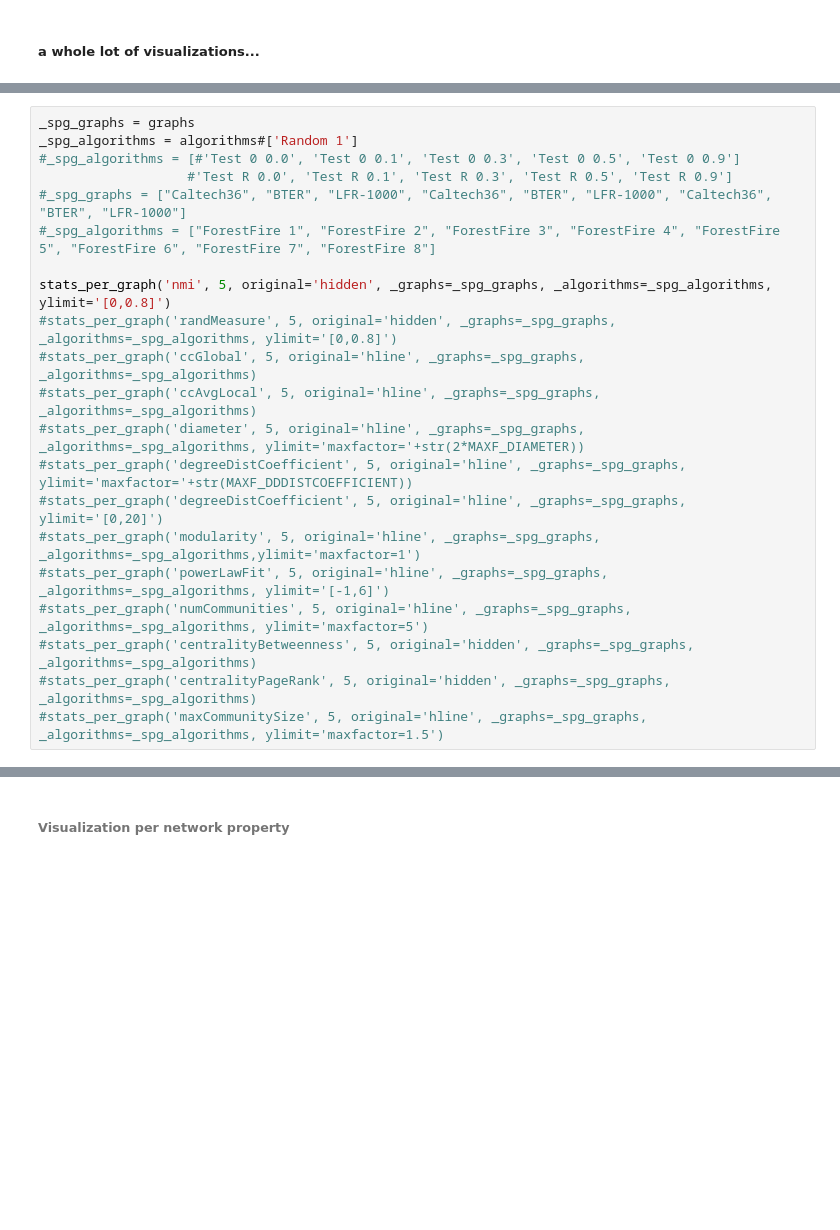
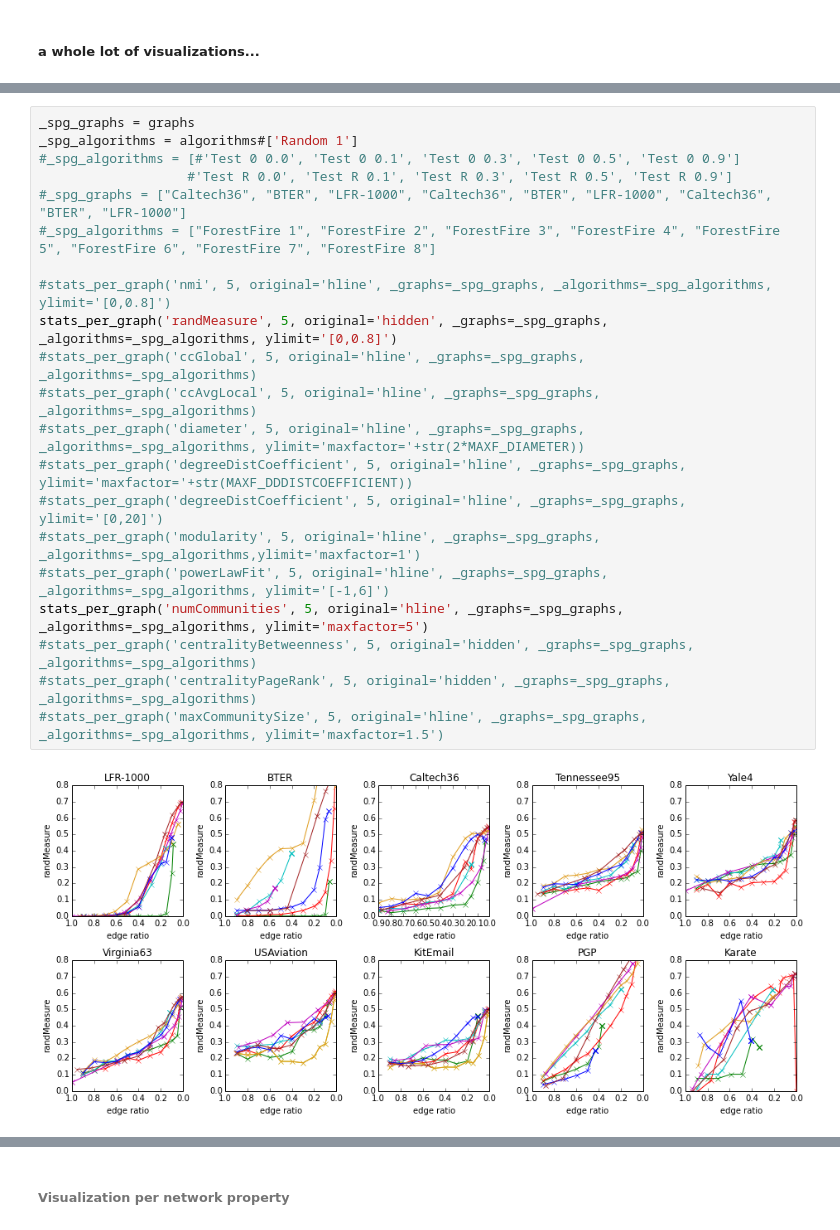
Before and after one commit to kit-parco/networkit-hyperbolic-kd, a Jupyter notebook: Doc/Notebooks/BackboneStatistics.ipynb, the cells around one changed output, grey strips where cells are left out. Saved outputs shown, nothing was run; the diff lists cells and outputs as text; blank space fills up the shorter version.

```diff
--- a/Doc/Notebooks/BackboneStatistics.ipynb
+++ b/Doc/Notebooks/BackboneStatistics.ipynb
@@ -289,21 +292,23 @@ stats_per_algorithm('degreeDistCoefficient', 3, ylimit='[0,5]')
 # %%
 _spg_graphs = graphs
 _spg_algorithms = algorithms#['Random 1']
 #_spg_algorithms = [#'Test 0 0.0', 'Test 0 0.1', 'Test 0 0.3', 'Test 0 0.5', 'Test 0 0.9']
                    #'Test R 0.0', 'Test R 0.1', 'Test R 0.3', 'Test R 0.5', 'Test R 0.9']
 #_spg_graphs = ["Caltech36", "BTER", "LFR-1000", "Caltech36", "BTER", "LFR-1000", "Caltech36", "BTER", "LFR-1000"]
 #_spg_algorithms = ["ForestFire 1", "ForestFire 2", "ForestFire 3", "ForestFire 4", "ForestFire 5", "ForestFire 6", "ForestFire 7", "ForestFire 8"]
 
-stats_per_graph('nmi', 5, original='hidden', _graphs=_spg_graphs, _algorithms=_spg_algorithms, ylimit='[0,0.8]')
-#stats_per_graph('randMeasure', 5, original='hidden', _graphs=_spg_graphs, _algorithms=_spg_algorithms, ylimit='[0,0.8]')
+#stats_per_graph('nmi', 5, original='hline', _graphs=_spg_graphs, _algorithms=_spg_algorithms, ylimit='[0,0.8]')
+stats_per_graph('randMeasure', 5, original='hidden', _graphs=_spg_graphs, _algorithms=_spg_algorithms, ylimit='[0,0.8]')
 #stats_per_graph('ccGlobal', 5, original='hline', _graphs=_spg_graphs, _algorithms=_spg_algorithms)
 #stats_per_graph('ccAvgLocal', 5, original='hline', _graphs=_spg_graphs, _algorithms=_spg_algorithms)
 #stats_per_graph('diameter', 5, original='hline', _graphs=_spg_graphs, _algorithms=_spg_algorithms, ylimit='maxfactor='+str(2*MAXF_DIAMETER))
 #stats_per_graph('degreeDistCoefficient', 5, original='hline', _graphs=_spg_graphs, ylimit='maxfactor='+str(MAXF_DDDISTCOEFFICIENT))
 #stats_per_graph('degreeDistCoefficient', 5, original='hline', _graphs=_spg_graphs, ylimit='[0,20]')
 #stats_per_graph('modularity', 5, original='hline', _graphs=_spg_graphs, _algorithms=_spg_algorithms,ylimit='maxfactor=1')
 #stats_per_graph('powerLawFit', 5, original='hline', _graphs=_spg_graphs, _algorithms=_spg_algorithms, ylimit='[-1,6]')
-#stats_per_graph('numCommunities', 5, original='hline', _graphs=_spg_graphs, _algorithms=_spg_algorithms, ylimit='maxfactor=5')
+stats_per_graph('numCommunities', 5, original='hline', _graphs=_spg_graphs, _algorithms=_spg_algorithms, ylimit='maxfactor=5')
 #stats_per_graph('centralityBetweenness', 5, original='hidden', _graphs=_spg_graphs, _algorithms=_spg_algorithms)
 #stats_per_graph('centralityPageRank', 5, original='hidden', _graphs=_spg_graphs, _algorithms=_spg_algorithms)
 #stats_per_graph('maxCommunitySize', 5, original='hline', _graphs=_spg_graphs, _algorithms=_spg_algorithms, ylimit='maxfactor=1.5')
+# %% [output]
+[figure, added]
```
Also changed, not shown: parts of 19 cells of this notebook, 6 other files.
